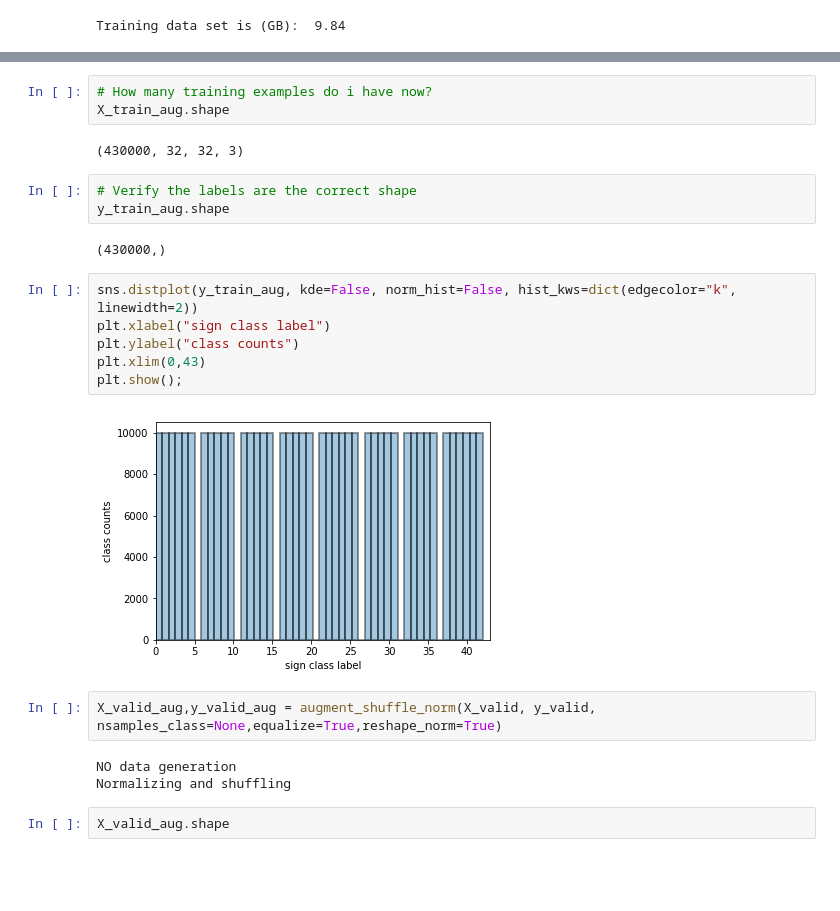
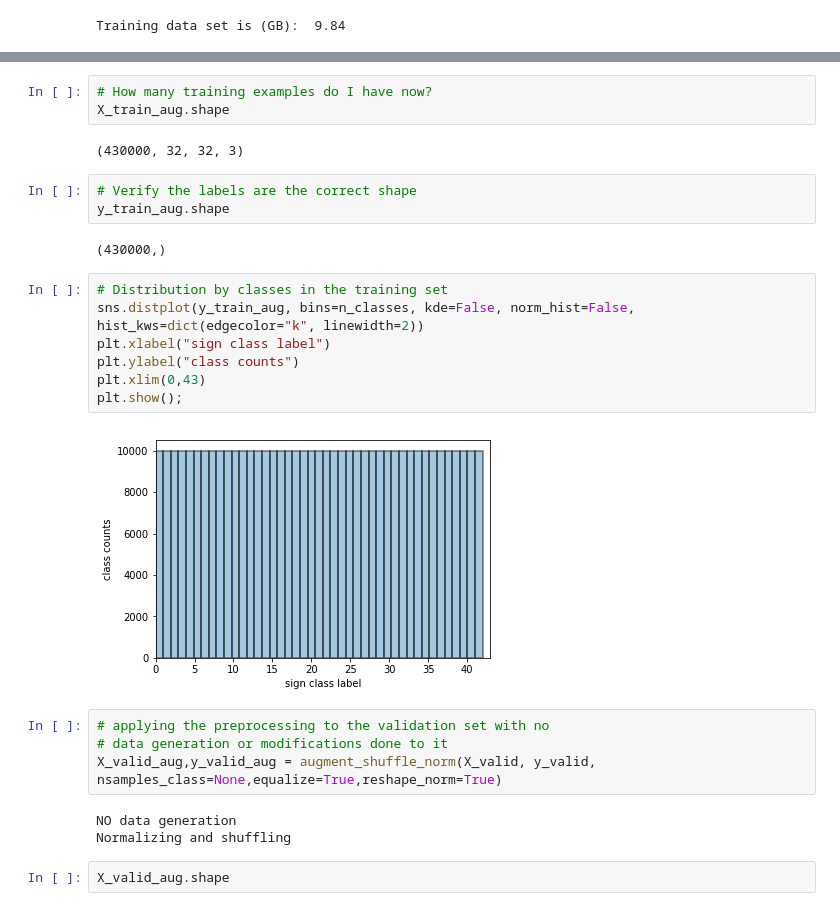
Before and after one commit to BVPhD/Udacity_SDC, a Jupyter notebook: COVNET_Road_Sign_Classifier/Traffic_Sign_Classifier.ipynb, the cells around one changed output, grey strips where cells are left out. Cells and saved outputs as stored; diff of their text form; blank space fills up the shorter version.

```diff
--- a/COVNET_Road_Sign_Classifier/Traffic_Sign_Classifier.ipynb
+++ b/COVNET_Road_Sign_Classifier/Traffic_Sign_Classifier.ipynb
@@ -554,7 +574,7 @@ plt.show()
 # %% [output]
 [figure]
 # %%
-# How many training examples do i have now?
+# How many training examples do I have now?
 X_train_aug.shape
 # %% [output]
 (430000, 32, 32, 3)
@@ -564,14 +584,17 @@ y_train_aug.shape
 # %% [output]
 (430000,)
 # %%
-sns.distplot(y_train_aug, kde=False, norm_hist=False, hist_kws=dict(edgecolor="k", linewidth=2))
+# Distribution by classes in the training set
+sns.distplot(y_train_aug, bins=n_classes, kde=False, norm_hist=False, hist_kws=dict(edgecolor="k", linewidth=2))
 plt.xlabel("sign class label")
 plt.ylabel("class counts")
 plt.xlim(0,43)
 plt.show();
 # %% [output]
-[figure, old version]
+[figure, new version]
 # %%
+# applying the preprocessing to the validation set with no
+# data generation or modifications done to it
 X_valid_aug,y_valid_aug = augment_shuffle_norm(X_valid, y_valid, nsamples_class=None,equalize=True,reshape_norm=True)
 # %% [output]
 NO data generation
```
Also changed, not shown: parts of 113 cells of this notebook.
